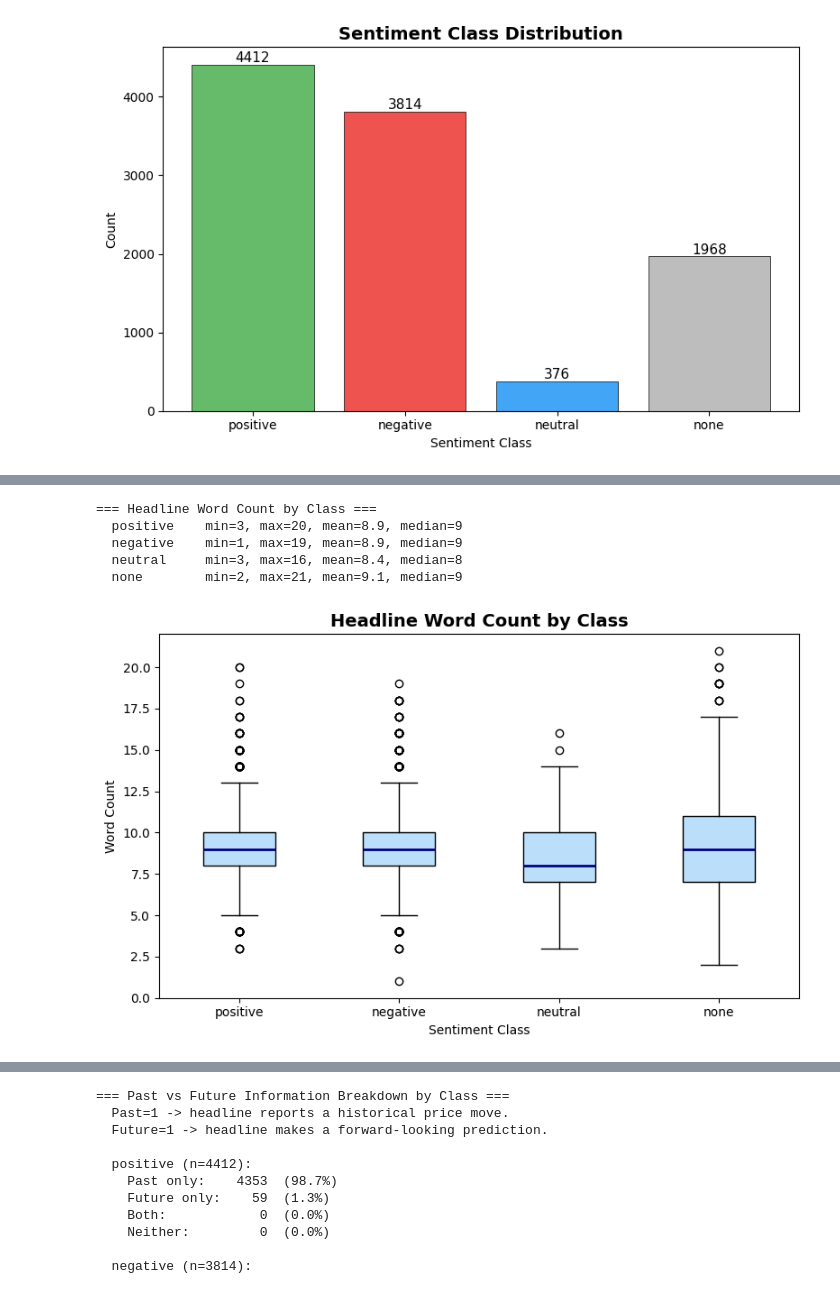
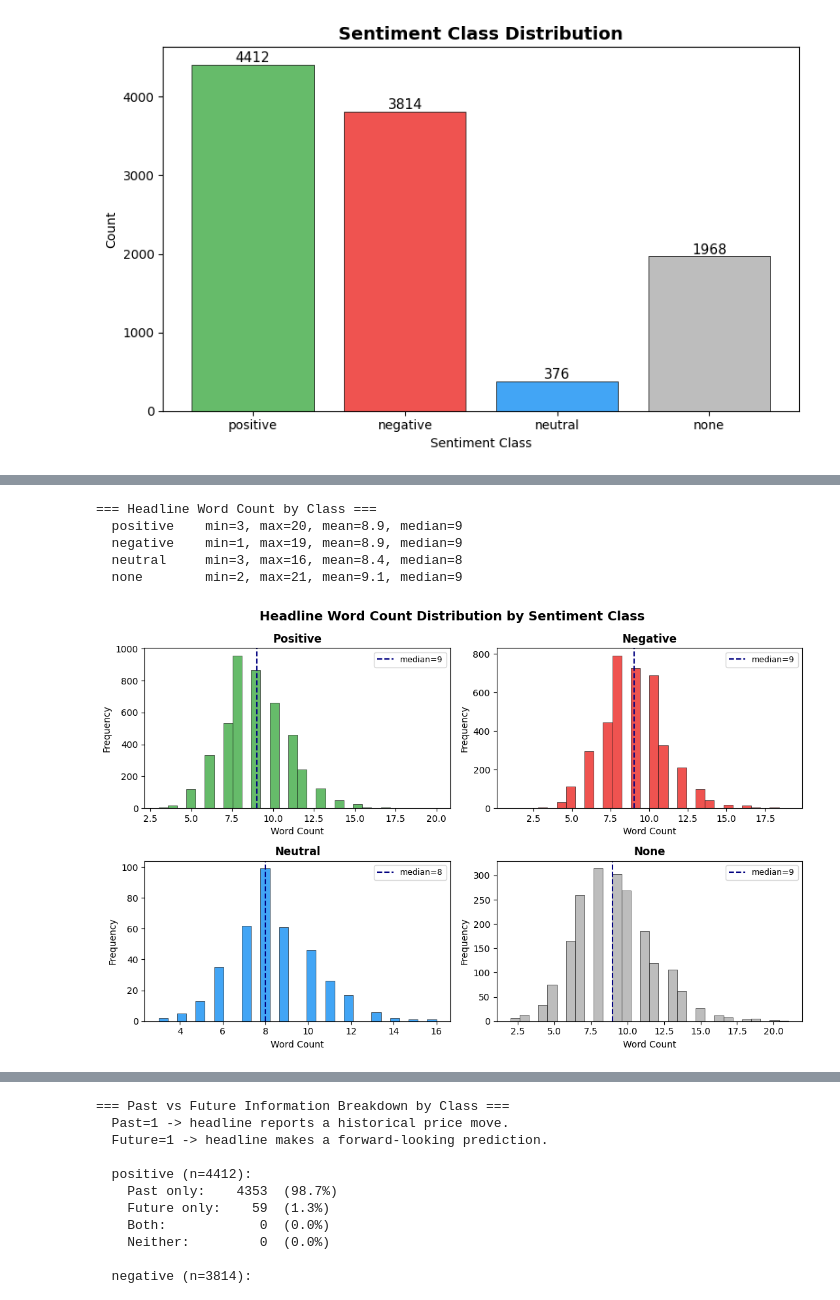
Before and after one commit to ethanharjabrata/Sentiment-Analysis-of-Commodity-News-Gold-, a Jupyter notebook: eda.ipynb, the cells around one changed output, grey strips where cells are left out. Saved outputs shown, nothing was run; the diff lists cells and outputs as text; code cells hidden in the pictures.

```diff
--- a/eda.ipynb
+++ b/eda.ipynb
@@ -40,5 +48,5 @@ Loaded 10,570 rows, 4 classes.
 # %%
-summarize_classes(data=data)
+summarise_classes(data=data)
 
 counts = data["Price Sentiment"].value_counts().reindex(CLASSES)
 bar_colors = [COLORS[cls] for cls in CLASSES]
@@ -53,7 +61,12 @@ ax.bar(
     linewidth=0.5,
 )
 
-ax.set_title(label="Sentiment Class Distribution", fontsize=14, fontweight="bold")
+ax.set_title(
+    label="Sentiment Class Distribution",
+    fontsize=14,
+    fontweight="bold",
+)
+
 ax.set_xlabel(xlabel="Sentiment Class")
 ax.set_ylabel(ylabel="Count")
 
@@ -75,36 +90,47 @@ plt.show()
 # %%
-summarize_headline_lengths(data=data)
+summarise_headline_lengths(data=data)
 
-lengths = [data[data["Price Sentiment"] == cls]["word_count"].values for cls in CLASSES]
+fig, axes = plt.subplots(nrows=2, ncols=2, figsize=(11, 7), sharey=False)
 
-fig, ax = plt.subplots(figsize=(8, 5))
+for ax, cls in zip(axes.flat, CLASSES):
+    wc = data[data["Price Sentiment"] == cls]["word_count"]
 
-ax.boxplot(
-    x=lengths,
-    tick_labels=CLASSES,
-    patch_artist=True,
-    boxprops={"facecolor": "#bbdefb"},
-    medianprops={"color": "navy", "linewidth": 2},
-)
+    ax.hist(
+        x=wc,
+        bins=30,
+        color=COLORS[cls],
+        edgecolor="black",
+        linewidth=0.4,
+    )
 
-ax.set_title(
-    label="Headline Word Count by Class",
+    ax.axvline(
+        x=wc.median(),
+        color="navy",
+        linestyle="--",
+        linewidth=1.5,
+        label=f"median={wc.median():.0f}",
+    )
+
+    ax.set_title(label=cls.capitalize(), fontsize=12, fontweight="bold")
+    ax.set_xlabel(xlabel="Word Count")
+    ax.set_ylabel(ylabel="Frequency")
+    ax.legend(fontsize=9)
+
+fig.suptitle(
+    t="Headline Word Count Distribution by Sentiment Class",
     fontsize=14,
     fontweight="bold",
 )
 
-ax.set_xlabel(xlabel="Sentiment Class")
-ax.set_ylabel(ylabel="Word Count")
-
 plt.tight_layout()
 plt.show()
 # %% [output]
 === Headline Word Count by Class ===
   positive    min=3, max=20, mean=8.9, median=9
   negative    min=1, max=19, mean=8.9, median=9
   neutral     min=3, max=16, mean=8.4, median=8
   none        min=2, max=21, mean=9.1, median=9
-[figure, old version]
+[figure, new version]
 # %% [markdown]
 ## 3. Past vs Future Information
 
```
Also changed, not shown: parts of 9 cells of this notebook, 4 other files.
